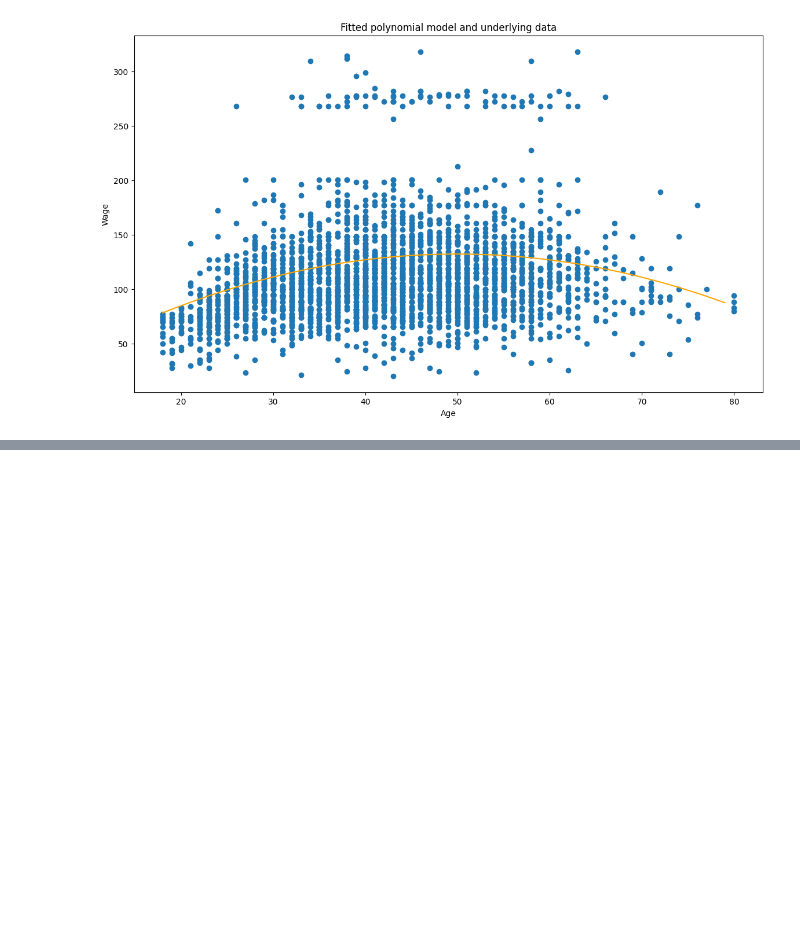
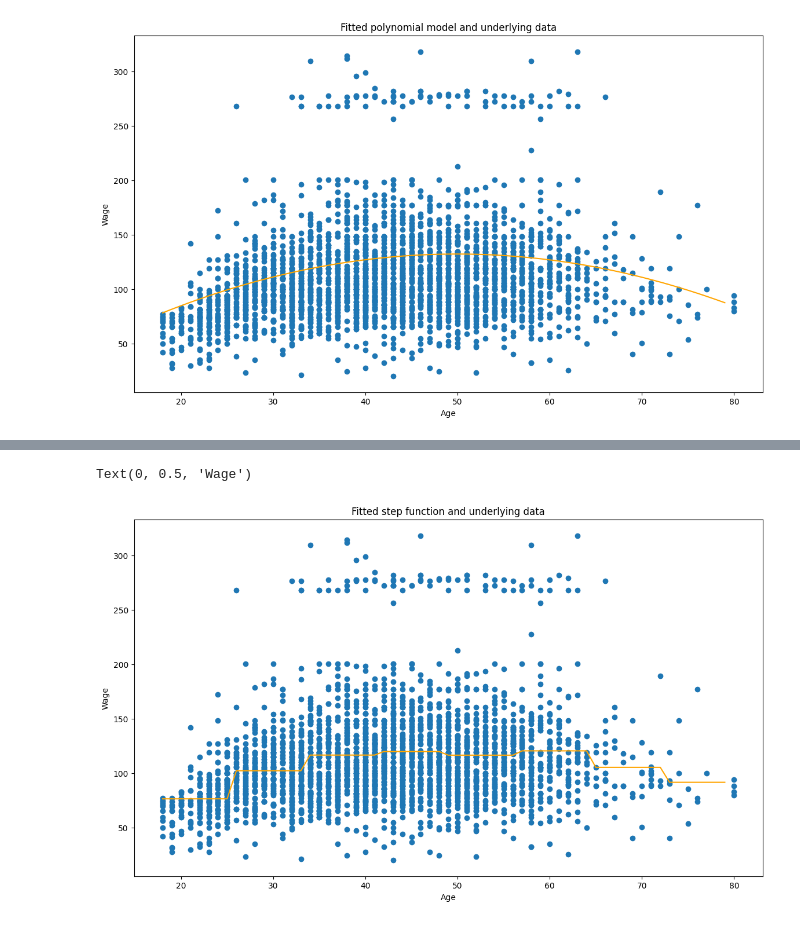
Before and after one commit to cainemerrick98/statistical_learning_problems, a Jupyter notebook: 6 moving beyond linearity/applied.ipynb, the cells around one changed output, grey strips where cells are left out. Drawn from its saved outputs; the diff is of its cells as text; code cells hidden in the pictures; blank space fills up the shorter version.

```diff
--- a/6 moving beyond linearity/applied.ipynb
+++ b/6 moving beyond linearity/applied.ipynb
@@ -122,0 +168,5 @@ Text(0, 0.5, 'Wage')
+# %%
+cuts_8_preds = pd.get_dummies(pd.cut(age, 8))
+cuts_8_model = LinearRegression(fit_intercept=False).fit(cuts_8_preds, wage)
+
+cuts_8_model.coef_
@@ -122,0 +176,3 @@ Text(0, 0.5, 'Wage')
+# %%
+intervals = cuts_8_preds.columns
+list(intervals)
@@ -122,0 +188,7 @@ Text(0, 0.5, 'Wage')
+# %%
+cuts_8_step_func = np.zeros_like(age_range, dtype=float)
+# %%
+for i, interval in enumerate(intervals):
+    cuts_8_step_func += (((age_range >= interval.left) & (age_range < interval.right)) * cuts_8_model.coef_[i])
+
+cuts_8_step_func
@@ -122,0 +212,12 @@ Text(0, 0.5, 'Wage')
+# %%
+fig = plt.figure(figsize=(14, 8))
+ax = fig.add_subplot()
+ax.scatter(age, wage)
+ax.plot(age_range, cuts_8_step_func, c='orange')
+
+ax.set_title('Fitted step function and underlying data')
+ax.set_xlabel('Age')
+ax.set_ylabel('Wage')
+# %% [output]
+Text(0, 0.5, 'Wage')
+[figure, added]
```
Also changed, not shown: parts of 11 cells of this notebook.
